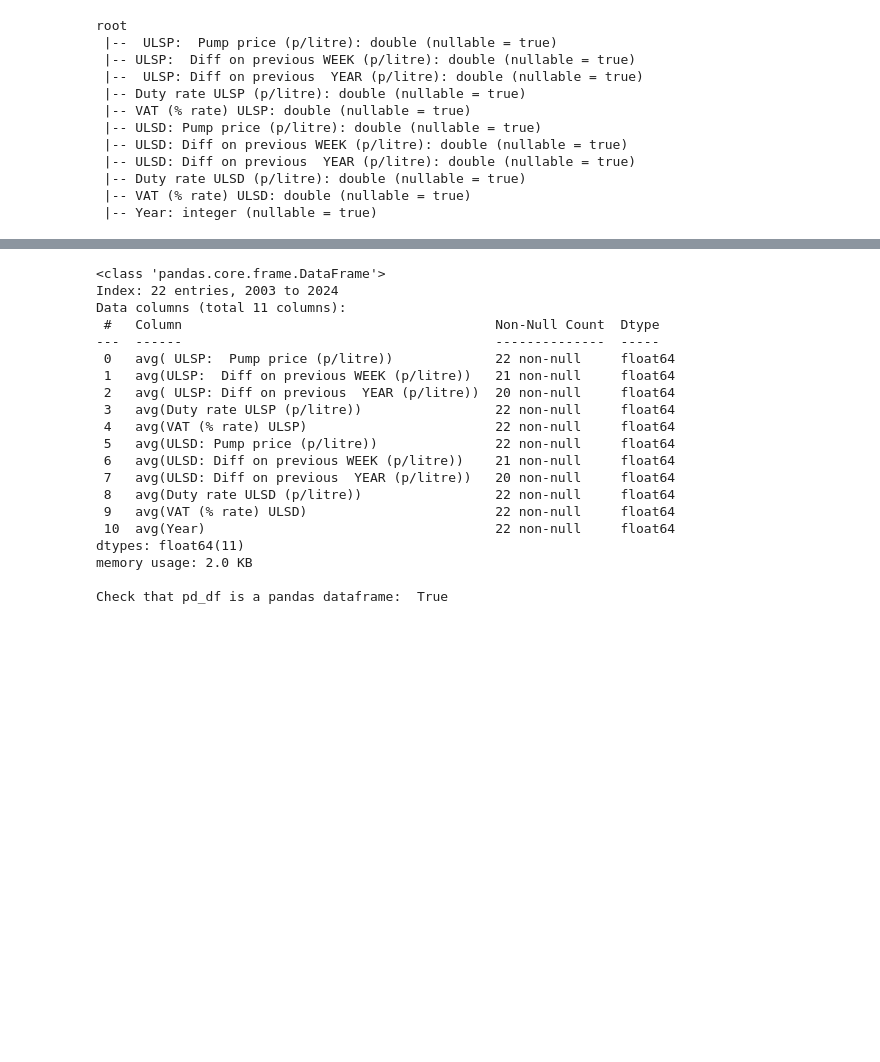
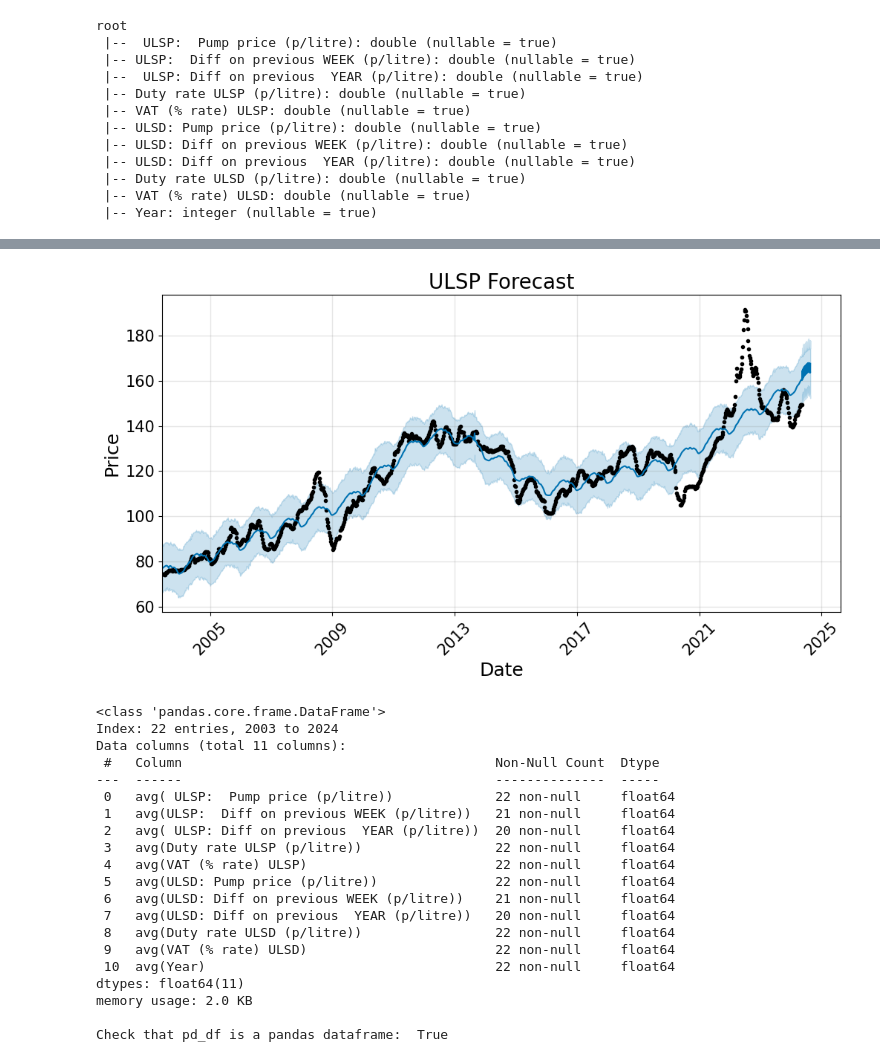
Before and after one commit to rendzina/BigDataAndVisualisation, a Jupyter notebook: Colab/Weekly_Fuel_PricesExample_colab.ipynb, the cells around one changed output, grey strips where cells are left out. Cells and saved outputs as stored; diff of their text form; code cells hidden in the pictures; blank space fills up the shorter version.

```diff
--- a/Colab/Weekly_Fuel_PricesExample_colab.ipynb
+++ b/Colab/Weekly_Fuel_PricesExample_colab.ipynb
@@ -102,3 +123,13 @@ root
  |-- Duty rate ULSD (p/litre): double (nullable = true)
  |-- VAT (% rate) ULSD: double (nullable = true)
  |-- Year: integer (nullable = true)
+# %%
+# Time series prediction
+# Use FaceBook Prophet - https://facebook.github.io/prophet/docs/quick_start.html
+from prophet import Prophet
+
+costs = pandas_df[['Date', ' ULSP:  Pump price (p/litre)']]
+costs.columns = ["ds", "y"]
+
+model = Prophet()
+model.fit(costs)
@@ -105,3 +148,29 @@ root
+# %%
+
+# Import library
+import datetime
+
+# Create a data frame for predictions with dates from 13/5/2024 - 21/8/2025
+future = model.make_future_dataframe(periods=100)
+
+# Change the column name
+future.columns = ['ds']
+#future.tail()
+# in-sample prediction
+prediction = model.predict(future)
+
+# Plot
+fig = model.plot(prediction, figsize=(10,5))
+ax = fig.gca()
+ax.set_title("ULSP Forecast", size=20)
+ax.set_xlabel("Date", size=18)
+ax.set_ylabel("Price", size=18)
+ax.tick_params(axis='y', labelsize=15)
+ax.tick_params(axis='x', rotation=45, labelsize=15)
+ax.set_xlim(pd.to_datetime(['2003-06-09', '2025-08-21']))
+plt.show();
+# %% [output]
+[figure, added]
 # %%
 # Here's an alternatiive approach we could have used for splitting up the date
 # Use pyspark split, to get this we need to first load in the sql functions
```
Also changed, not shown: parts of 8 cells of this notebook.
